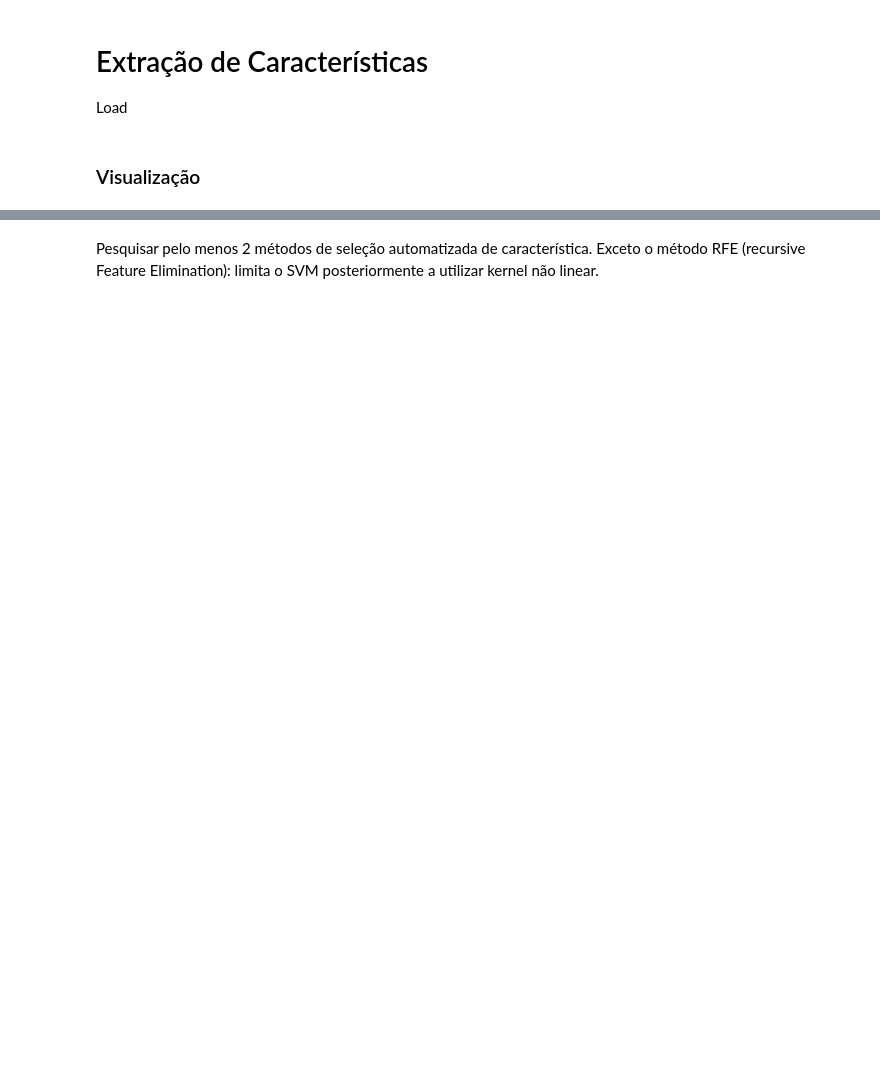
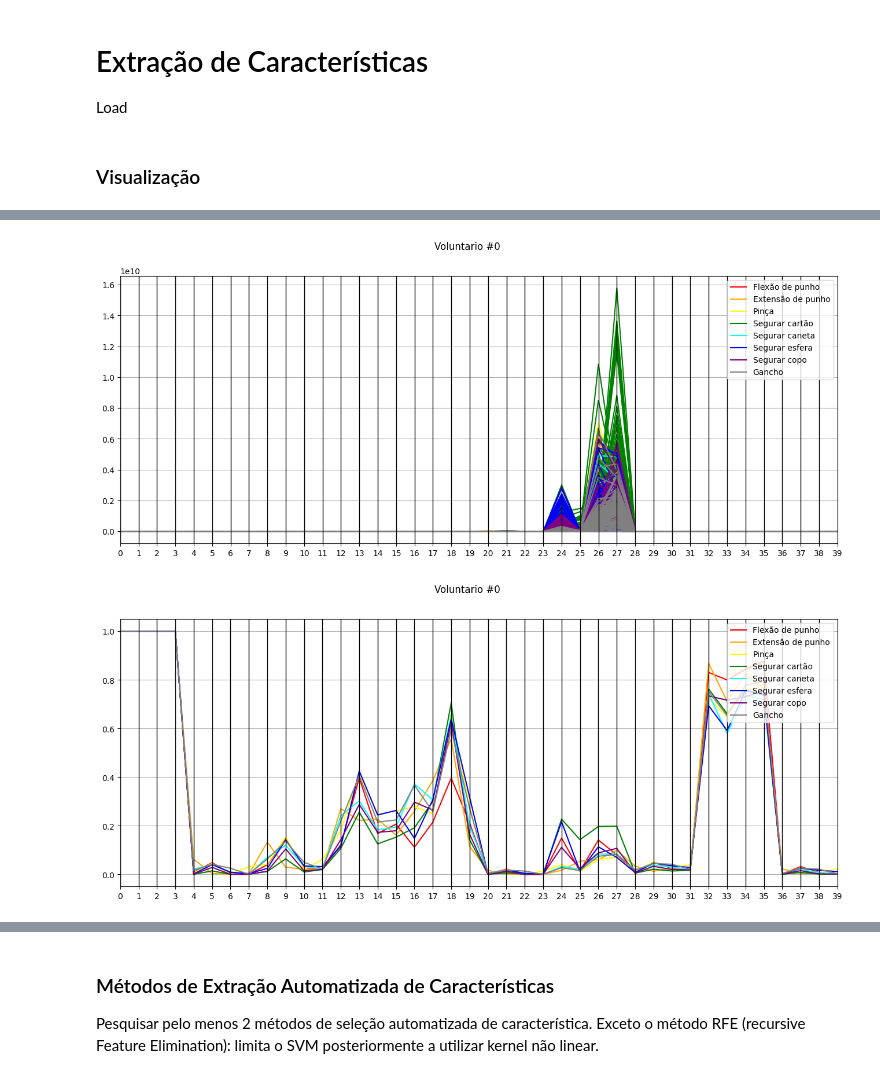
Before and after one commit to caiomiglioli/sinais-biologicos, a Jupyter notebook: Eletromiografia/Trabalho/at4-preparing.ipynb, the cells around one changed output, grey strips where cells are left out. Saved outputs shown, nothing was run; the diff lists cells and outputs as text; code cells hidden in the pictures; blank space fills up the shorter version.

Commit message:
emg: at4 add parallel coords

```diff
--- a/Eletromiografia/Trabalho/at4-preparing.ipynb
+++ b/Eletromiografia/Trabalho/at4-preparing.ipynb
@@ -46,0 +25,75 @@ plt.show()
+# %%
+class PlottingVoluntarios:
+    def __init__(self, voluntarios):
+        self.voluntarios = voluntarios
+        self.protocol = ['Flexão de punho', 'Extensão de punho', 'Pinça', 'Segurar cartão', 'Segurar caneta', 'Segurar esfera', 'Segurar copo', 'Gancho']
+
+
+    def parallelCoords(self, voluntario_id, norm=False, avg=False):
+        """
+        Coord X = Caracteristicas
+        Coord Y = Valor das Caracteristicas
+        Cor = Protocolo / Tipos de Movimentos
+        Linhas = Instancias (linhas da tabela)
+        """
+        #preprocessing
+        data = np.array(self.voluntarios[voluntario_id])
+        if norm: data = normalize(data, axis=0, norm='max')
+        data = pd.DataFrame(data)
+        data['classe'] = np.repeat(self.protocol, 99, axis=None)
+        # data['classe'] = self.protocol * 99
+
+        if avg:
+            d = [np.array(data.loc[data['classe'] == self.protocol[i]].mean()) for i in range(8)]
+            data = pd.DataFrame(d)
+            data['classe'] = self.protocol
+
+        #plot
+        rcParams['figure.figsize'] = [16., 6.]
+        colormap = ['red', 'orange', 'yellow', 'green', 'cyan', 'blue', 'purple', 'grey']
+        ax = parallel_coordinates(data, 'classe', color=colormap)
+        ax.figure.suptitle(f'Voluntario #{voluntario_id}')
+        # ax.figure.figsize = [16., 1.]
+        plt.show()
+    #end pc
+
+    def lineGraph(self, voluntario_id, subplts=None, norm=False):
+        """
+        Linhas = Caracteristicas
+        Coord X = Instancias (linhas da tabela)
+        coord Y = Valor da característica para cada instancia (X)
+        """
+        #preprocessing
+        vol = self.voluntarios[voluntario_id]
+
+        if norm:
+            vol = normalize(vol, axis=0, norm='max')
+
+        #plot cfg
+        if not subplts: subplts = range(len(self.protocol))
+        rcParams['figure.figsize'] = [16., 3. * len(subplts)]
+        fig, ax = plt.subplots(len(subplts), 1, constrained_layout=True)
+        ax = ax if len(subplts) > 1 else [ax]
+        # fig.figsize = [16., 3. * len(subplts)]
+        fig.suptitle(f'Voluntario #{voluntario_id}')
+
+        #plot
+        for i, classe in enumerate(subplts):
+            # retira dos 792 instancias somente as que a classe for "Classe" (resulta em 99 instancias)
+            data = np.array([vol[e,:] for e in range(classe*99, (classe+1)*99)])
+            # data = np.array([vol[e,:] for e in range(classe, vol.shape[0], 8)])
+
+            ax[i].set_title(f'Classe: {self.protocol[i]}')
+            # testamos todas faixas de instâncias para descobrir qual seria a melhor e concluímos que seria 32:36
+            # 13:17 também poderia ser uma boa faixa se não fosse pela grande diferença
+            ax[i].plot(data)#[:,32:36])
+        plt.show()
+    #end linegraph
+
+pv = PlottingVoluntarios(voluntarios)
+pv.parallelCoords(0)
+pv.parallelCoords(0, norm=True, avg=True)
+pv.lineGraph(0)#, subplts=[0, 3, 4])
+# %% [output]
+[figure, added]
+[figure, added]
@@ -47,2 +101,3 @@ plt.show()
 # %% [markdown]
+### Métodos de Extração Automatizada de Características
 Pesquisar pelo menos 2 métodos de seleção automatizada de característica. Exceto o método RFE (recursive Feature Elimination): limita o SVM posteriormente a utilizar kernel não linear.
```
Also changed, not shown: parts of 11 cells of this notebook.
